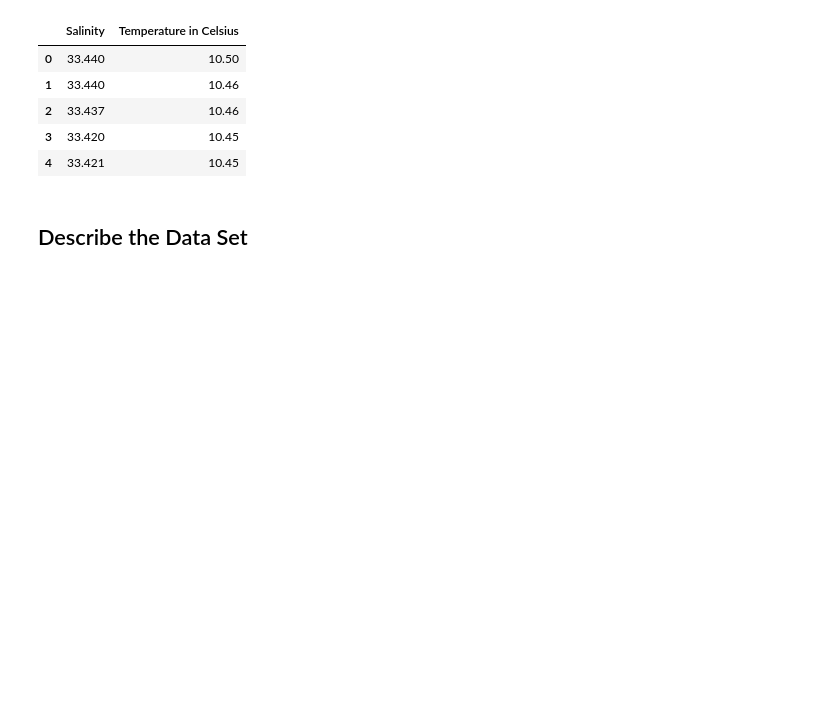
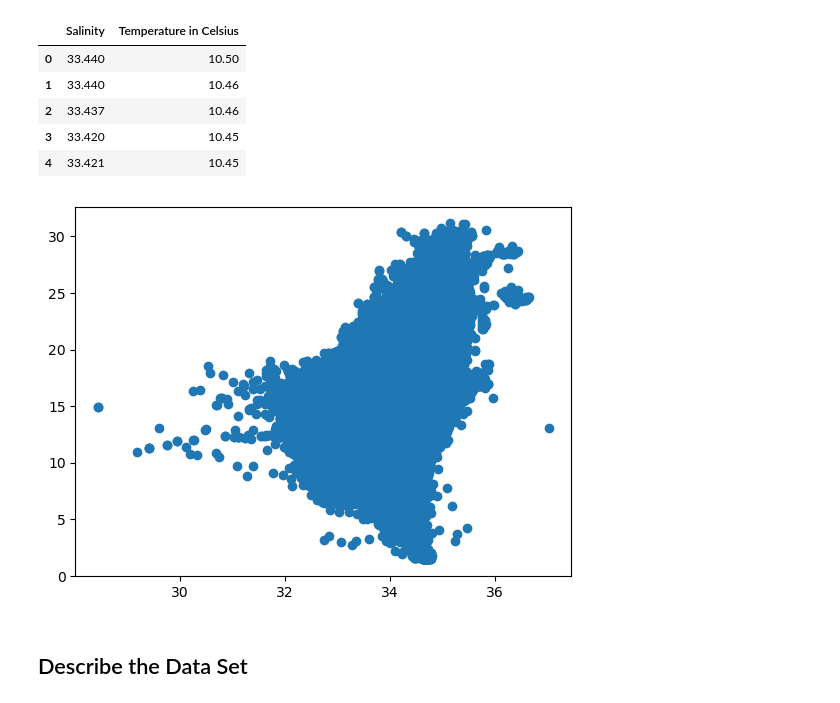
Before and after one commit to elleem/linear-regression, a Jupyter notebook: linear-regression.ipynb, the cells around one changed output. Drawn from its saved outputs; the diff is of its cells as text; code cells hidden in the pictures; blank space fills up the shorter version.

```diff
--- a/linear-regression.ipynb
+++ b/linear-regression.ipynb
@@ -38,6 +36,11 @@ df_subset.head()
 | 2 | 33.437 | 10.46 |
 | 3 | 33.420 | 10.45 |
 | 4 | 33.421 | 10.45 |
+# %%
+plt.scatter(df_subset['Salinity'],df_subset['Temperature in Celsius'] )
+plt.show()
+# %% [output]
+[figure, added]
 # %% [markdown]
 <a id="section-two"></a>
 ## Describe the Data Set
```
Also changed, not shown: parts of 10 cells of this notebook.
